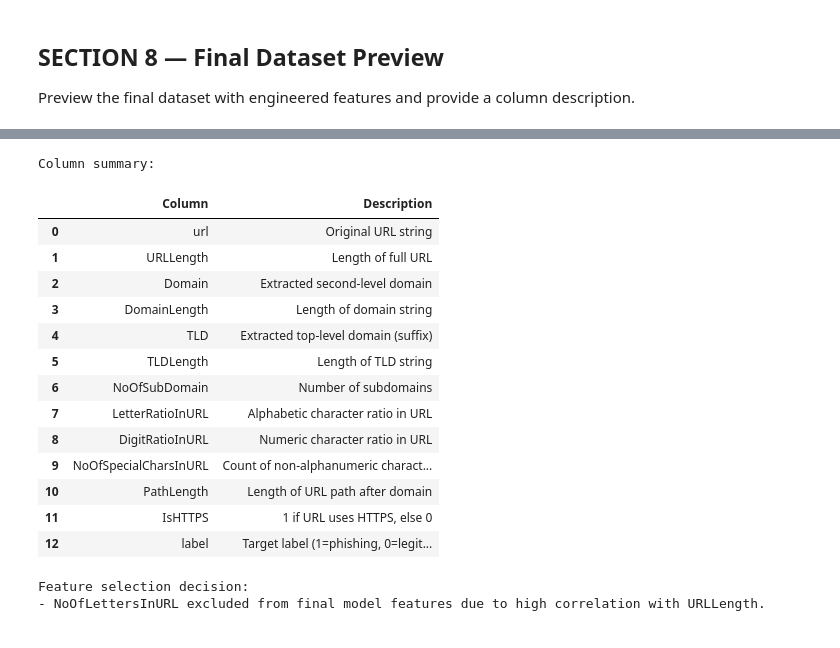
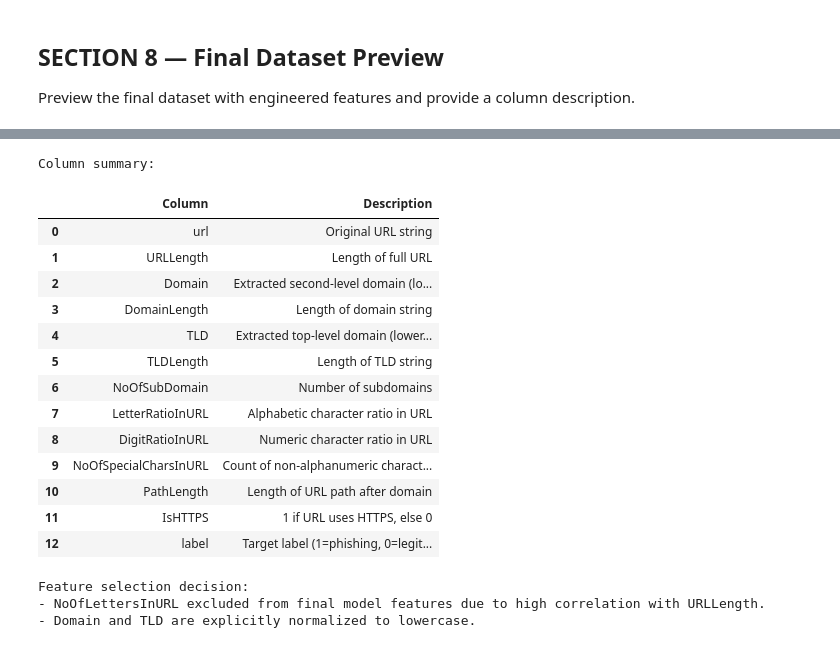
Before and after one commit to NafisNaufal/phishing-url-detection, a Jupyter notebook: eda.ipynb, the cells around one changed output, grey strips where cells are left out. Drawn from its saved outputs; the diff is of its cells as text; code cells hidden in the pictures.

Commit message:
refactor: lowercase tld and domain

```diff
--- a/eda.ipynb
+++ b/eda.ipynb
@@ -1154,6 +1157,8 @@ features_df = df.copy()
 
 parts = features_df["url"].apply(extract_parts)
 features_df[["_subdomain", "Domain", "TLD"]] = pd.DataFrame(parts.tolist(), index=features_df.index)
+features_df["Domain"] = features_df["Domain"].astype(str).str.lower()
+features_df["TLD"] = features_df["TLD"].astype(str).str.lower()
 
 features_df["URLLength"] = features_df["url"].str.len()
 features_df["DomainLength"] = features_df["Domain"].str.len()
@@ -1212,39 +1217,40 @@ column_description = pd.DataFrame(
         "Description": [
             "Original URL string",
             "Length of full URL",
-            "Extracted second-level domain",
+            "Extracted second-level domain (lowercased)",
             "Length of domain string",
-            "Extracted top-level domain (suffix)",
+            "Extracted top-level domain (lowercased suffix)",
             "Length of TLD string",
             "Number of subdomains",
             "Alphabetic character ratio in URL",
             "Numeric character ratio in URL",
             "Count of non-alphanumeric characters in URL",
             "Length of URL path after domain",
             "1 if URL uses HTTPS, else 0",
             "Target label (1=phishing, 0=legitimate)",
         ],
     }
 )
 
 display(column_description)
 
 print("\nFeature selection decision:")
 print("- NoOfLettersInURL excluded from final model features due to high correlation with URLLength.")
+print("- Domain and TLD are explicitly normalized to lowercase.")
 # %% [output]
 |  | url | URLLength | Domain | DomainLength | TLD | TLDLength | NoOfSubDomain | LetterRatioInURL | ... |
 | 0 | https://blockchaoin.info/#/ | 27 | blockchaoin | 11 | info | 4 | 0 | 0.740741 | ... |
 | 1 | https://www.insects.org/ced4/crus... | 46 | insects | 7 | org | 3 | 0 | 0.782609 | ... |
 | 2 | https://www.elpasotimes.com/story... | 118 | elpasotimes | 11 | com | 3 | 0 | 0.703390 | ... |
 | 3 | http://direct-certs.bankofamerica... | 147 | techdbaseurl46 | 14 | cn | 2 | 3 | 0.482993 | ... |
 | 4 | https://gotham-magazine.com/laliq... | 53 | gotham-magazine | 15 | com | 3 | 0 | 0.830189 | ... |
 Column summary:
 |  | Column | Description |
 | 0 | url | Original URL string |
 | 1 | URLLength | Length of full URL |
-| 2 | Domain | Extracted second-level domain |
+| 2 | Domain | Extracted second-level domain (lo... |
 | 3 | DomainLength | Length of domain string |
-| 4 | TLD | Extracted top-level domain (suffix) |
+| 4 | TLD | Extracted top-level domain (lower... |
 | 5 | TLDLength | Length of TLD string |
 | 6 | NoOfSubDomain | Number of subdomains |
 | 7 | LetterRatioInURL | Alphabetic character ratio in URL |
@@ -1255,3 +1261,4 @@ Column summary:
 | 12 | label | Target label (1=phishing, 0=legit... |
 Feature selection decision:
 - NoOfLettersInURL excluded from final model features due to high correlation with URLLength.
+- Domain and TLD are explicitly normalized to lowercase.
```
Also changed, not shown: parts of 1 cell of this notebook.
